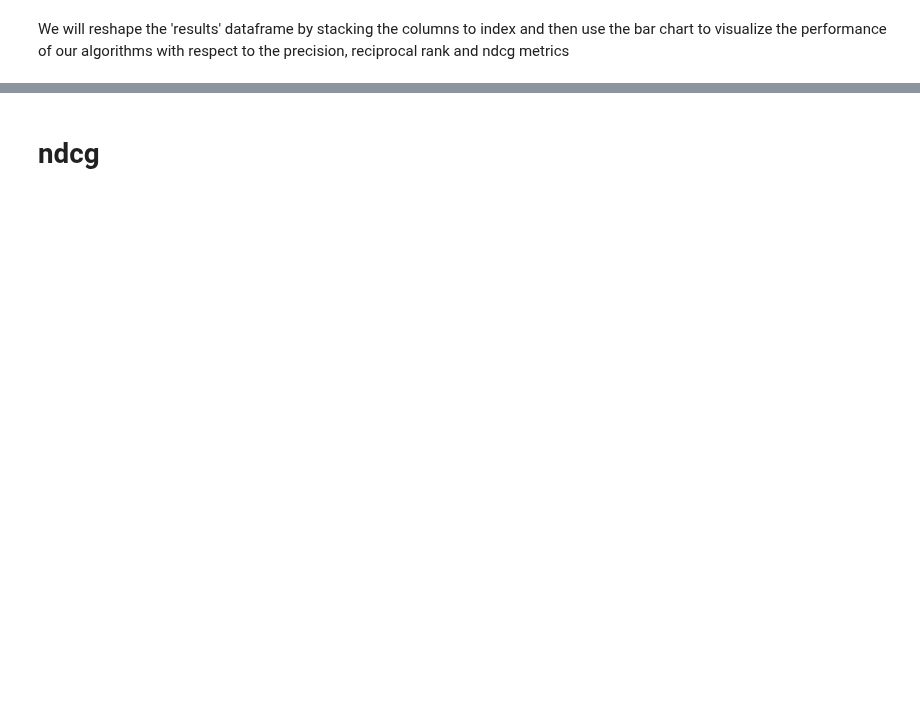
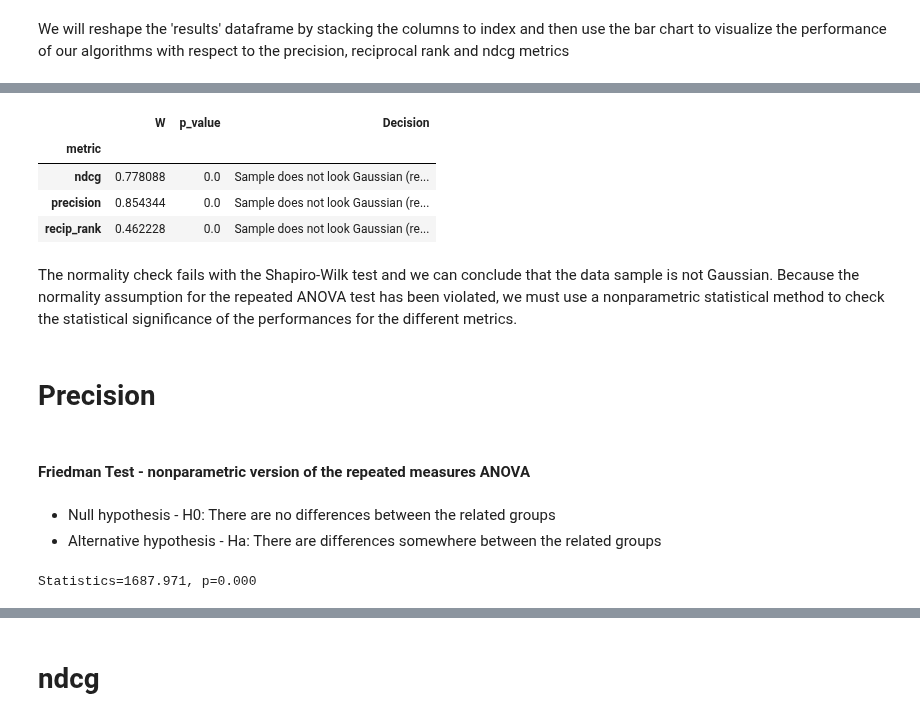
Before and after one commit to lenskit/lk-demo-experiment, a Jupyter notebook: eval-report.ipynb, the cells around one changed output, grey strips where cells are left out. Saved outputs shown, nothing was run; the diff lists cells and outputs as text; code cells hidden in the pictures; blank space fills up the shorter version.

```diff
--- a/eval-report.ipynb
+++ b/eval-report.ipynb
@@ -103,0 +124,37 @@ g = sns.catplot(x = "algorithm", y = "val", data = pltData, kind="bar", col = "m
+# %%
+def Shapiro_test(vals):
+    stat, p = shapiro(vals["val"])
+    alpha = 0.05
+    if p > alpha:
+        decision = 'Sample looks Gaussian (fail to reject H0)'
+    else:
+        decision = 'Sample does not look Gaussian (reject H0)'
+    return pd.Series({'W': stat, 'p_value': p, 'Decision':decision})
+# %%
+pltData.groupby(["metric"]).apply(Shapiro_test)
+# %% [output]
+|  | W | p_value | Decision |
+| metric |  |  |  |
+| ndcg | 0.778088 | 0.0 | Sample does not look Gaussian (re... |
+| precision | 0.854344 | 0.0 | Sample does not look Gaussian (re... |
+| recip_rank | 0.462228 | 0.0 | Sample does not look Gaussian (re... |
+# %% [markdown]
+The normality check fails with the Shapiro-Wilk test and we can conclude that the data sample is not Gaussian. Because the normality assumption for the repeated ANOVA test has been violated, we must use a nonparametric statistical method to check the statistical significance of the performances for the different metrics.
+# %% [markdown]
+# Precision
+# %% [markdown]
+#### Friedman Test - nonparametric version of the repeated measures ANOVA
+# %% [markdown]
+* Null hypothesis - H0: There are no differences between the related groups<br>
+* Alternative hypothesis - Ha: There are differences somewhere between the related groups
+# %%
+alg_vals = []
+alg_names = []
+for alg, data in (results.reset_index()).groupby("algorithm"):
+    alg_names.append(alg)
+    alg_vals.append(data["precision"].to_numpy())
+
+stat, p = friedmanchisquare(alg_vals[0], alg_vals[1], alg_vals[2], alg_vals[3])
+print('Statistics=%.3f, p=%.3f' % (stat, p))
+# %% [output]
+Statistics=1687.971, p=0.000
```
Also changed, not shown: parts of 22 cells of this notebook, 6 other files.
